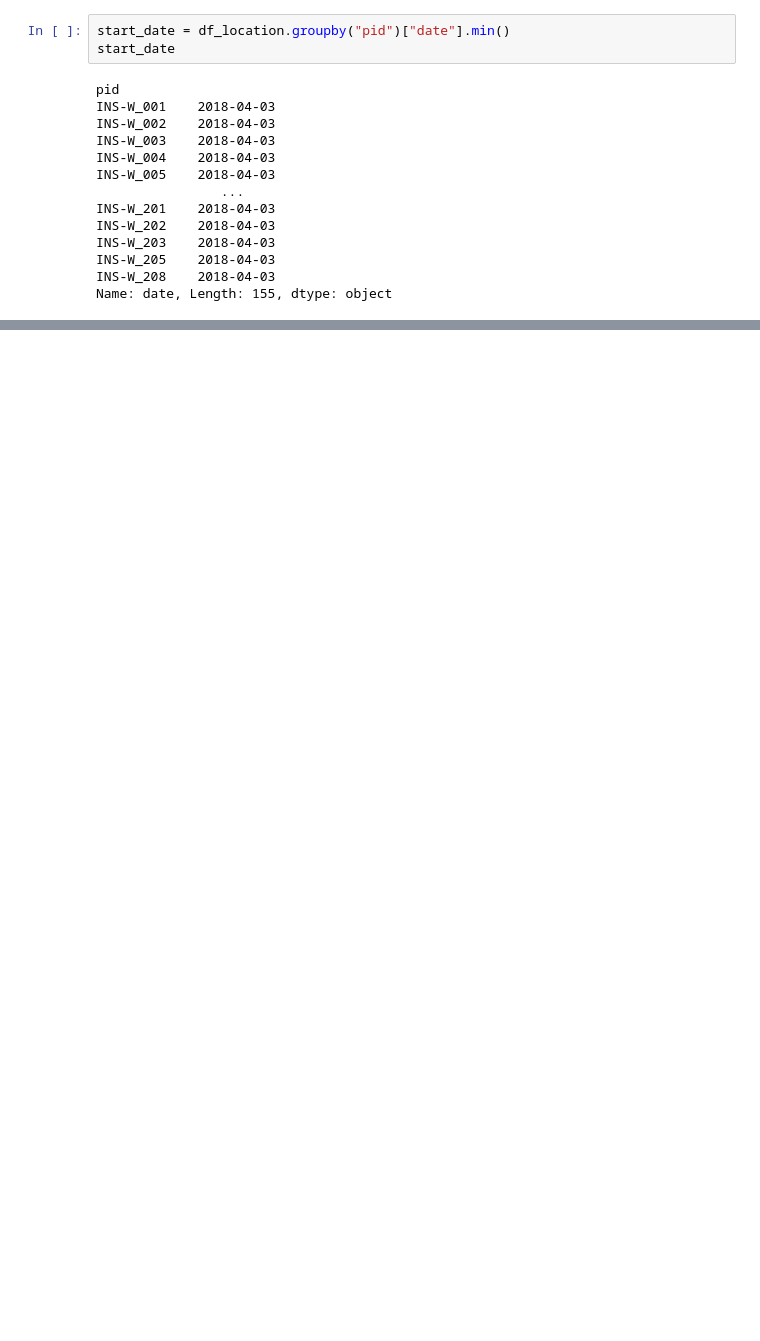
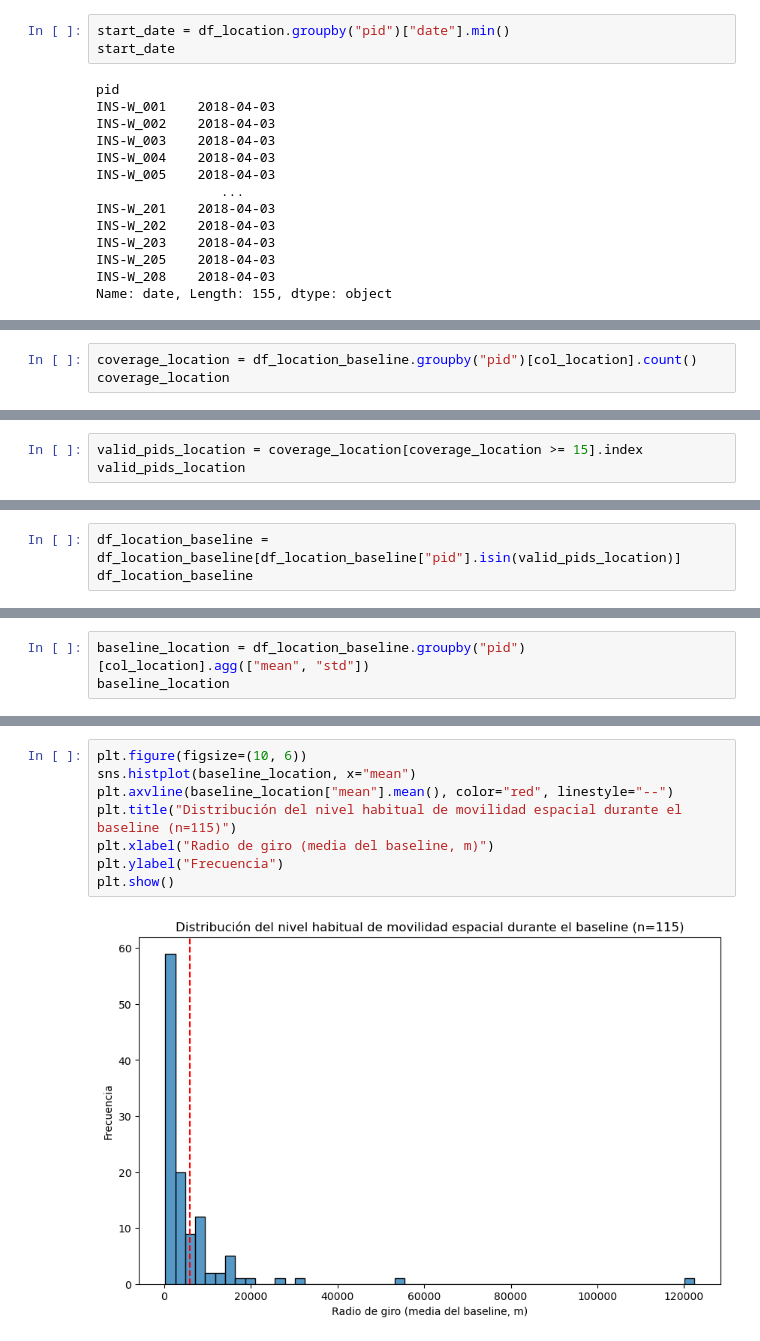
Before and after one commit to alejandrobarriel/globem, a Jupyter notebook: notebooks/globem.ipynb, the cells around one changed output, grey strips where cells are left out. Saved outputs shown, nothing was run; the diff lists cells and outputs as text; blank space fills up the shorter version.

Commit message:
Update baseline Globem

```diff
--- a/notebooks/globem.ipynb
+++ b/notebooks/globem.ipynb
@@ -1289,0 +1425,3 @@ Name: date, Length: 155, dtype: object
+# %%
+coverage_location = df_location_baseline.groupby("pid")[col_location].count()
+coverage_location
@@ -1289,0 +1444,3 @@ Name: date, Length: 155, dtype: object
+# %%
+valid_pids_location = coverage_location[coverage_location >= 15].index
+valid_pids_location
@@ -1289,0 +1456,3 @@ Name: date, Length: 155, dtype: object
+# %%
+df_location_baseline = df_location_baseline[df_location_baseline["pid"].isin(valid_pids_location)]
+df_location_baseline
@@ -1289,0 +1479,3 @@ Name: date, Length: 155, dtype: object
+# %%
+baseline_location = df_location_baseline.groupby("pid")[col_location].agg(["mean", "std"])
+baseline_location
@@ -1289,0 +1503,10 @@ Name: date, Length: 155, dtype: object
+# %%
+plt.figure(figsize=(10, 6))
+sns.histplot(baseline_location, x="mean")
+plt.axvline(baseline_location["mean"].mean(), color="red", linestyle="--")
+plt.title("Distribución del nivel habitual de movilidad espacial durante el baseline (n=115)")
+plt.xlabel("Radio de giro (media del baseline, m)")
+plt.ylabel("Frecuencia")
+plt.show()
+# %% [output]
+[figure, added]
```
Also changed, not shown: parts of 117 cells of this notebook.
